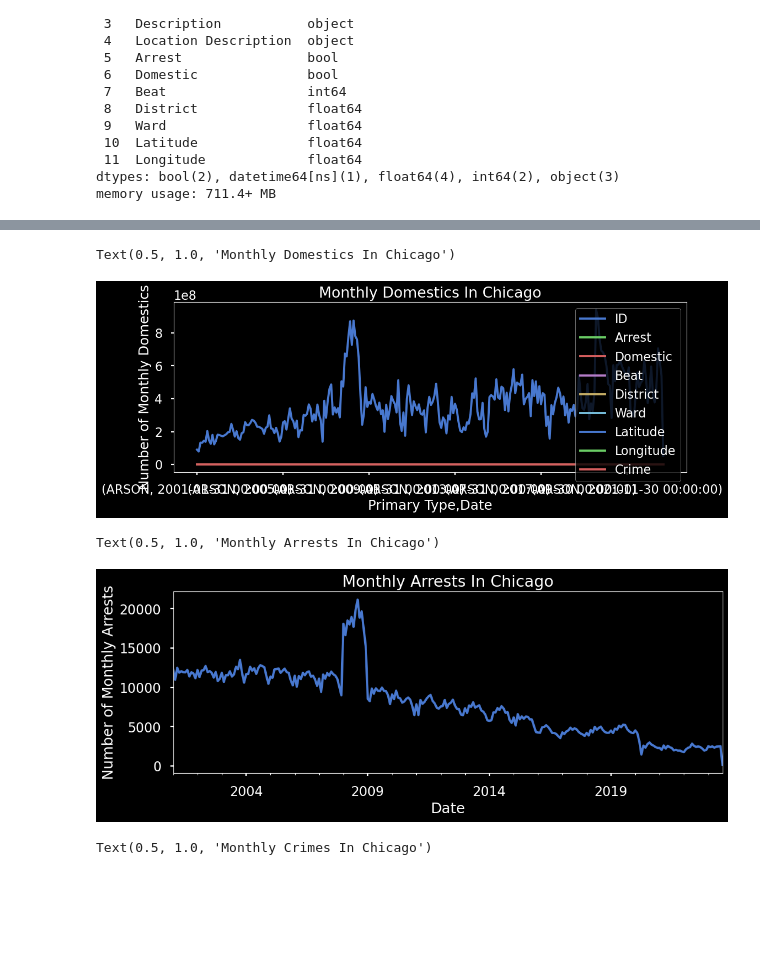
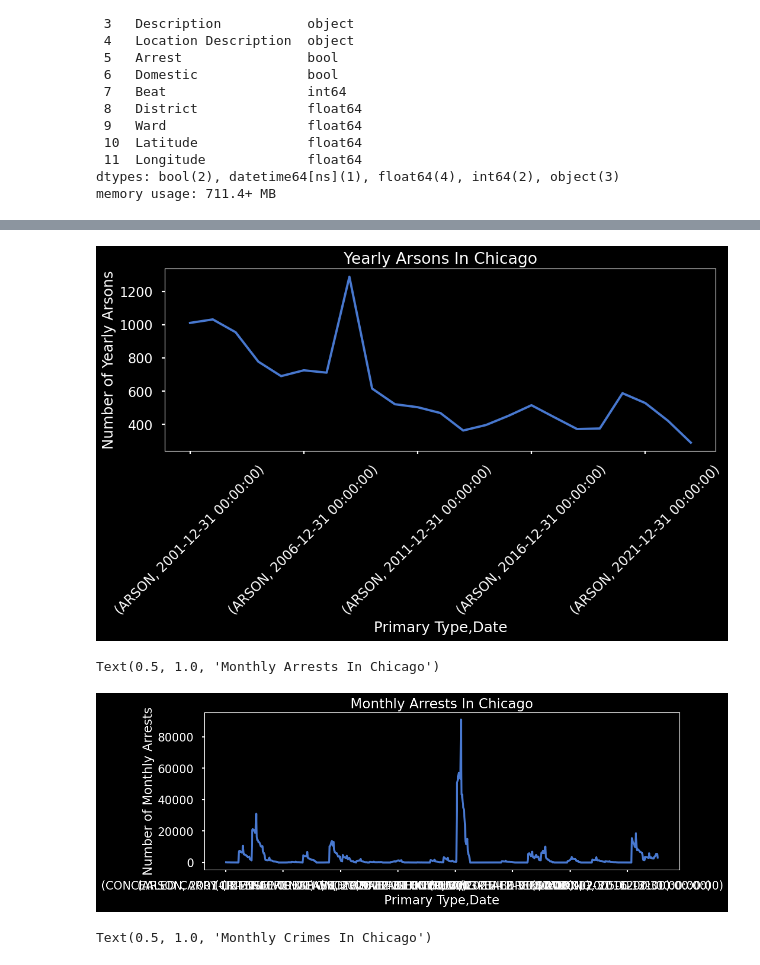
Before and after one commit to JamisonHunter/Chicago-Crime-Data-Analysis, a Jupyter notebook: chicago_crime_data_analysis.ipynb, the cells around one changed output, grey strips where cells are left out. Drawn from its saved outputs; the diff is of its cells as text; code cells hidden in the pictures; blank space fills up the shorter version.

```diff
--- a/chicago_crime_data_analysis.ipynb
+++ b/chicago_crime_data_analysis.ipynb
@@ -244,7 +244,7 @@ time = time.set_index('Date')
 # %%
 time["Crime"] = True
 # %%
-ts = time.groupby("Primary Type").resample("M").sum()
+ts = time.groupby("Primary Type").resample("Y").sum()
 ts
 # %% [output]
 |  |  | ID | Arrest | Domestic | Beat | District | Ward | Latitude | Longitude | Crime |
@@ -280,17 +283,18 @@ pd.DataFrame(ts.index)
 # %%
-ax = ts["ARSON":"ARSON"].plot(figsize=(12,4))
-ax.set_ylabel("Number of Monthly Domestics")
-ax.set_title("Monthly Domestics In Chicago")
+ax = ts["ARSON":"ARSON"]["Crime"].plot(figsize=(12,4))
+ax.set_ylabel("Number of Yearly Arsons")
+ax.set_title("Yearly Arsons In Chicago")
+for tick in ax.get_xticklabels():
+    tick.set_rotation(45)
 # %% [output]
-Text(0.5, 1.0, 'Monthly Domestics In Chicago')
-[figure, old version]
+[figure, new version]
 # %%
 ax = ts["Arrest"].plot(figsize=(12,4))
 ax.set_ylabel("Number of Monthly Arrests")
 ax.set_title("Monthly Arrests In Chicago")
 # %% [output]
 Text(0.5, 1.0, 'Monthly Arrests In Chicago')
-[figure, old version]
+[figure, new version]
 # %%
 ax = ts["Crime"].plot(figsize=(12,4))
 ax.set_ylabel("Number of Monthly Crimes")
```
Also changed, not shown: parts of 3 cells of this notebook.
